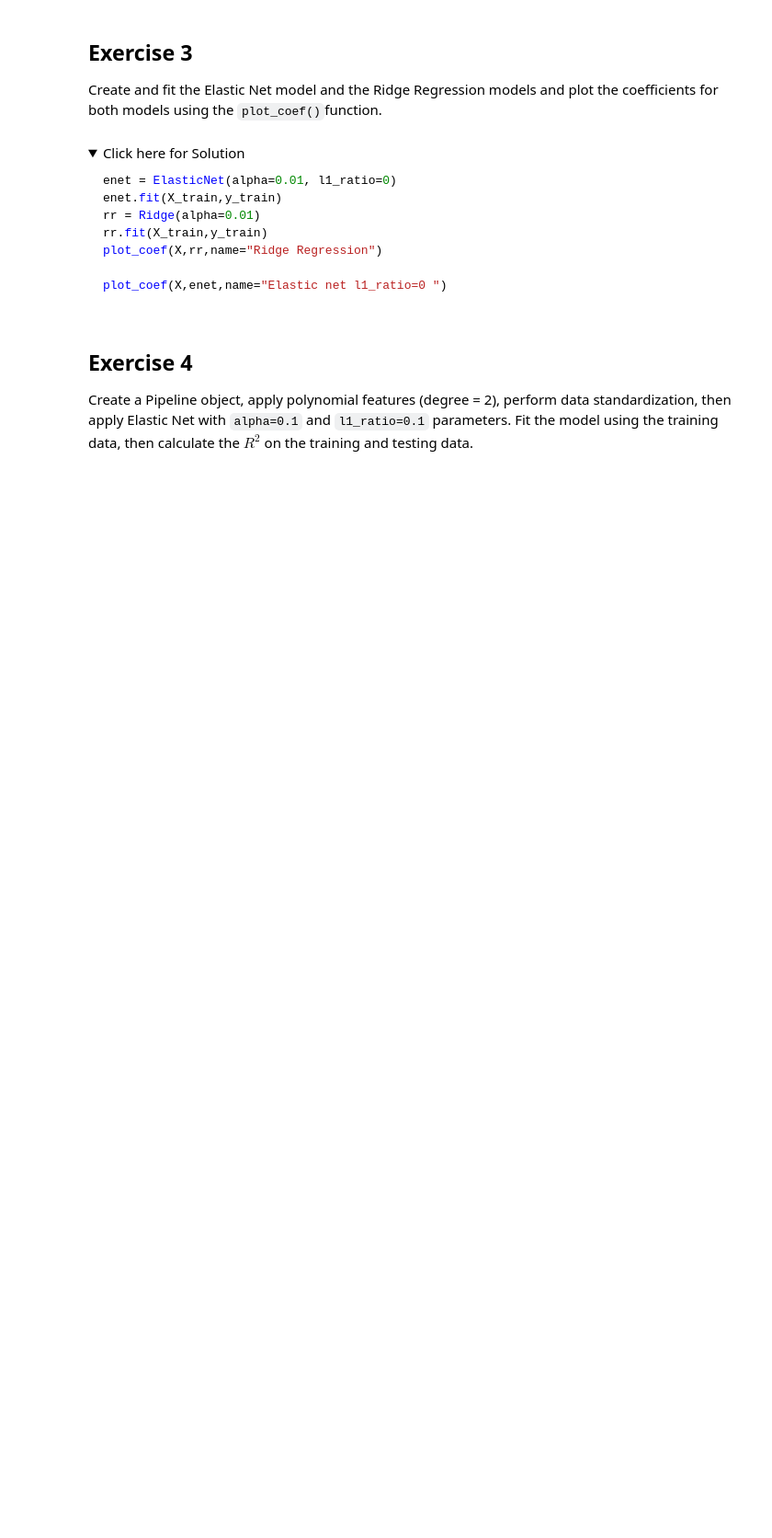
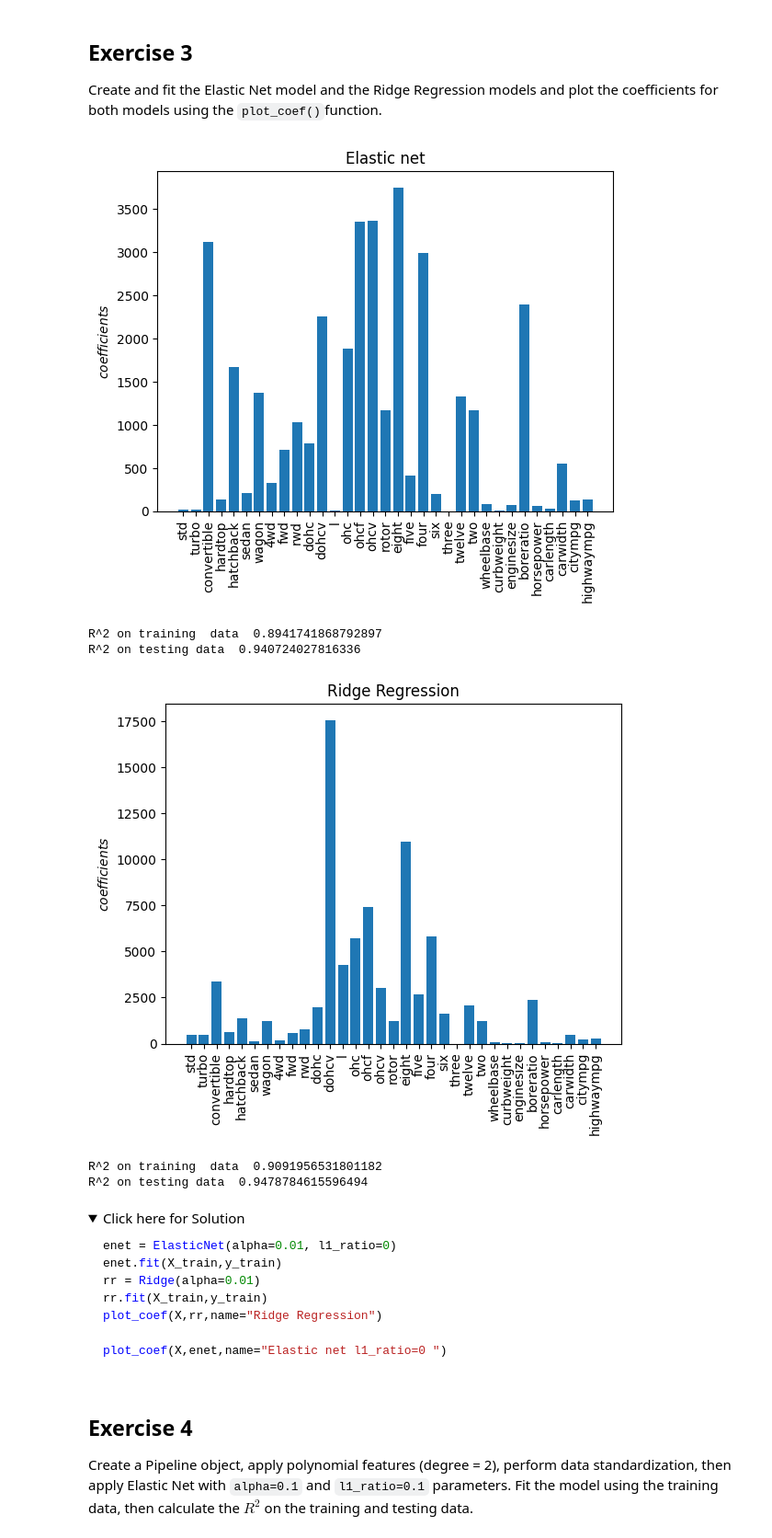
Before and after one commit to VictoriaParkes/IBM-machine-learning-certification, a Jupyter notebook: Supervised_Machine_Learning_Regression/Module_5_Details_of_Regularization/Practice Lab - Regularization-Techniques-v2.ipynb, the cells around one changed output. Shown at 92% size. Drawn from its saved outputs; the diff is of its cells as text; code cells hidden in the pictures; folded sections open; blank space fills up the shorter version.

Commit message:
Complete exercises for pipelines, GridSearchCV and ElasticNet

```diff
--- a/Supervised_Machine_Learning_Regression/Module_5_Details_of_Regularization/Practice Lab - Regularization-Techniques-v2.ipynb
+++ b/Supervised_Machine_Learning_Regression/Module_5_Details_of_Regularization/Practice Lab - Regularization-Techniques-v2.ipynb
@@ -741,3 +782,20 @@ Create and fit the Elastic Net model and the Ridge Regression models and plot th
+# %%
+# Enter your code and run the cell
+enet2 = ElasticNet(alpha=0.01, l1_ratio=0)
+enet2.fit(X_train,y_train)
+
+rr2 = Ridge(alpha=0.01)
+rr2.fit(X_train,y_train)
+
+plot_coef(X,enet2,name="Elastic net")
+plot_coef(X,rr2,name="Ridge Regression")
+# %% [output]
+[figure, added]
+R^2 on training  data  0.8941741868792897
+R^2 on testing data  0.940724027816336
+[figure, added]
+R^2 on training  data  0.9091956531801182
+R^2 on testing data  0.9478784615596494
 # %% [markdown]
 
 <details>
```
Also changed, not shown: parts of 16 cells of this notebook.
